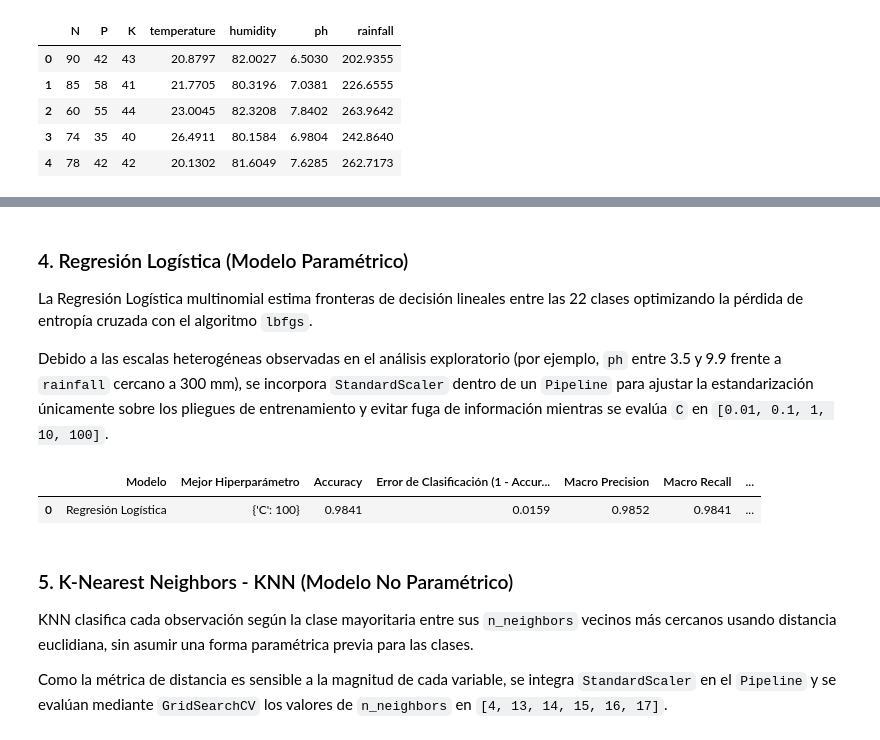
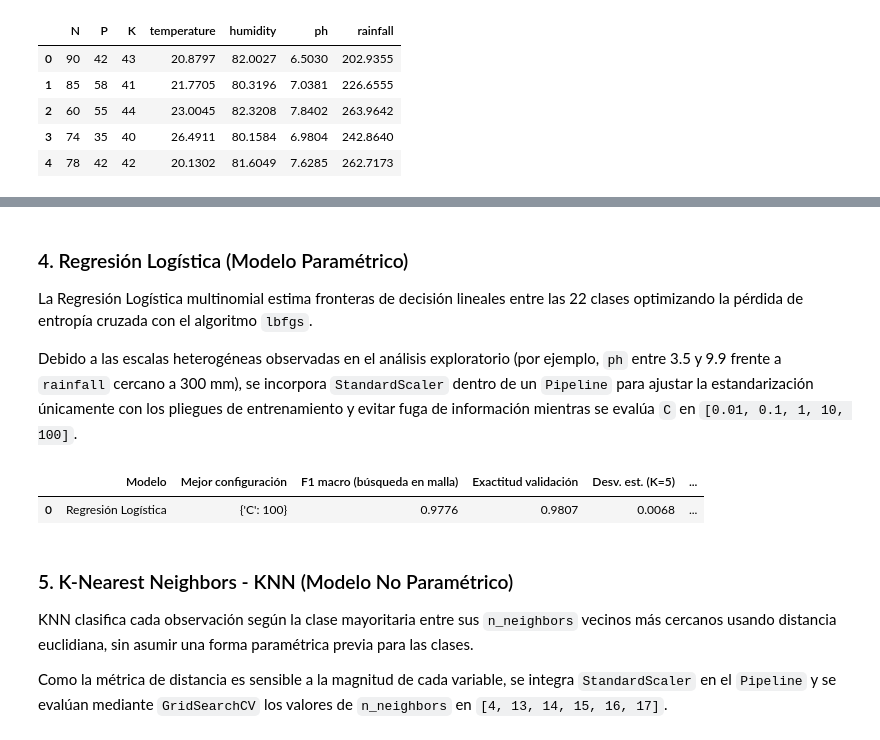
Before and after one commit to JONATANRAP/Modellos-II-PROYECTO-DE-AULA, a Jupyter notebook: notebooks/02_Modelado_y_Evaluacion_Base.ipynb, the cells around one changed output, grey strips where cells are left out. Drawn from its saved outputs; the diff is of its cells as text; code cells hidden in the pictures.

```diff
--- a/notebooks/02_Modelado_y_Evaluacion_Base.ipynb
+++ b/notebooks/02_Modelado_y_Evaluacion_Base.ipynb
@@ -50,21 +89,9 @@ Se depuran las columnas vacías residuales del archivo fuente y se separan las 7
 # %%
-ruta_dataset = Path("data/Crop_recommendation.csv")
-if not ruta_dataset.exists():
-    ruta_dataset = Path("../data/Crop_recommendation.csv")
-
-df = pd.read_csv(ruta_dataset)
+df = pd.read_csv(RAIZ / "data" / "Crop_recommendation.csv")
 df = df.loc[:, ~df.columns.str.contains("^Unnamed")]
 df = df.rename(columns={"Nitrogen": "N", "phosphorus": "P", "potassium": "K"})
 
-columnas_predictoras: list[str] = [
-    "N",
-    "P",
-    "K",
-    "temperature",
-    "humidity",
-    "ph",
-    "rainfall",
-]
+columnas_predictoras: list[str] = ["N", "P", "K", "temperature", "humidity", "ph", "rainfall"]
 
 X: pd.DataFrame = df[columnas_predictoras].copy()
 y: pd.Series = df["label"].copy()
@@ -77,12 +104,7 @@ resumen_datos = pd.DataFrame(
             "Número de clases (y)",
             "Muestras por clase",
         ],
-        "Valor": [
-            X.shape[0],
-            X.shape[1],
-            y.nunique(),
-            int(y.value_counts().iloc[0]),
-        ],
+        "Valor": [X.shape[0], X.shape[1], y.nunique(), int(y.value_counts().iloc[0])],
     }
 )
 display(resumen_datos)
@@ -186,36 +252,37 @@ display(particion_df)
 
 La Regresión Logística multinomial estima fronteras de decisión lineales entre las 22 clases optimizando la pérdida de entropía cruzada con el algoritmo `lbfgs`.
 
-Debido a las escalas heterogéneas observadas en el análisis exploratorio (por ejemplo, `ph` entre 3.5 y 9.9 frente a `rainfall` cercano a 300 mm), se incorpora `StandardScaler` dentro de un `Pipeline` para ajustar la estandarización únicamente sobre los pliegues de entrenamiento y evitar fuga de información mientras se evalúa `C` en `[0.01, 0.1, 1, 10, 100]`.
+Debido a las escalas heterogéneas observadas en el análisis exploratorio (por ejemplo, `ph` entre 3.5 y 9.9 frente a `rainfall` cercano a 300 mm), se incorpora `StandardScaler` dentro de un `Pipeline` para ajustar la estandarización únicamente con los pliegues de entrenamiento y evitar fuga de información mientras se evalúa `C` en `[0.01, 0.1, 1, 10, 100]`.
 # %%
 parametros_lr: dict[str, Any] = {
     "solver": "lbfgs",
     "max_iter": 1000,
     "random_state": RANDOM_STATE,
 }
 if "multi_class" in signature(LogisticRegression).parameters:
     parametros_lr["multi_class"] = "multinomial"
 
 pipeline_logistica = Pipeline(
     steps=[
         ("scaler", StandardScaler()),
         ("clf", LogisticRegression(**parametros_lr)),
     ]
 )
 
 rejilla_logistica: dict[str, list[Any]] = {
     "clf__C": [0.01, 0.1, 1, 10, 100],
 }
 
-resultado_logistica = entrenar_y_evaluar_modelo(
-    nombre_modelo="Regresión Logística",
-    estimador=pipeline_logistica,
-    rejilla_parametros=rejilla_logistica,
+display(
+    ajustar_y_validar_modelo(
+        nombre_modelo="Regresión Logística",
+        estimador=pipeline_logistica,
+        rejilla_parametros=rejilla_logistica,
+    )
 )
-display(resultado_logistica)
 # %% [output]
-|  | Modelo | Mejor Hiperparámetro | Accuracy | Error de Clasificación (1 - Accur... | Macro Precision | Macro Recall | ... |
-| 0 | Regresión Logística | {'C': 100} | 0.9841 | 0.0159 | 0.9852 | 0.9841 | ... |
+|  | Modelo | Mejor configuración | F1 macro (búsqueda en malla) | Exactitud validación | Desv. est. (K=5) | ... |
+| 0 | Regresión Logística | {'C': 100} | 0.9776 | 0.9807 | 0.0068 | ... |
 # %% [markdown]
 ### 5. K-Nearest Neighbors - KNN (Modelo No Paramétrico)
 
```
Also changed, not shown: parts of 20 cells of this notebook, 10 other files.
